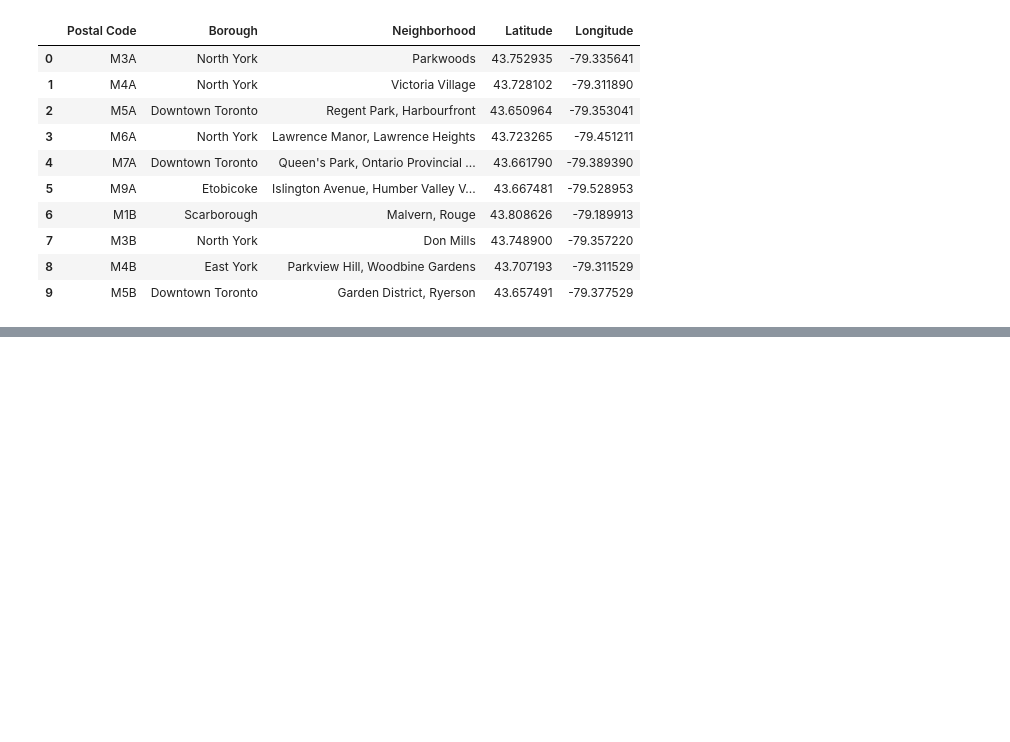
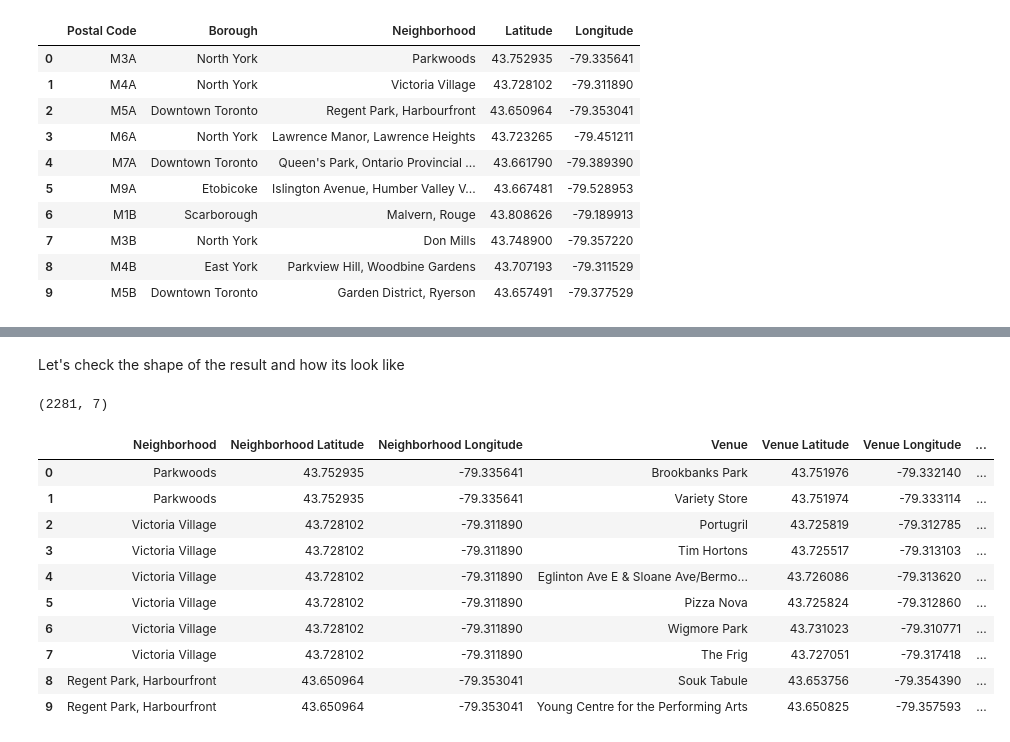
Before and after one commit to flyfun268/Coursera_Capstone, a Jupyter notebook: Segmenting and Clustering Neighborhoods TOR.ipynb, the cells around one changed output, grey strips where cells are left out. Drawn from its saved outputs; the diff is of its cells as text; code cells hidden in the pictures; blank space fills up the shorter version.

```diff
--- a/Segmenting and Clustering Neighborhoods TOR.ipynb
+++ b/Segmenting and Clustering Neighborhoods TOR.ipynb
@@ -210,0 +323,18 @@ df_tor.head(10)
+# %% [markdown]
+Let's check the shape of the result and how its look like
+# %%
+print(toronto_venues.shape)
+toronto_venues.head(10)
+# %% [output]
+(2281, 7)
+|  | Neighborhood | Neighborhood Latitude | Neighborhood Longitude | Venue | Venue Latitude | Venue Longitude | ... |
+| 0 | Parkwoods | 43.752935 | -79.335641 | Brookbanks Park | 43.751976 | -79.332140 | ... |
+| 1 | Parkwoods | 43.752935 | -79.335641 | Variety Store | 43.751974 | -79.333114 | ... |
+| 2 | Victoria Village | 43.728102 | -79.311890 | Portugril | 43.725819 | -79.312785 | ... |
+| 3 | Victoria Village | 43.728102 | -79.311890 | Tim Hortons | 43.725517 | -79.313103 | ... |
+| 4 | Victoria Village | 43.728102 | -79.311890 | Eglinton Ave E & Sloane Ave/Bermo... | 43.726086 | -79.313620 | ... |
+| 5 | Victoria Village | 43.728102 | -79.311890 | Pizza Nova | 43.725824 | -79.312860 | ... |
+| 6 | Victoria Village | 43.728102 | -79.311890 | Wigmore Park | 43.731023 | -79.310771 | ... |
+| 7 | Victoria Village | 43.728102 | -79.311890 | The Frig | 43.727051 | -79.317418 | ... |
+| 8 | Regent Park, Harbourfront | 43.650964 | -79.353041 | Souk Tabule | 43.653756 | -79.354390 | ... |
+| 9 | Regent Park, Harbourfront | 43.650964 | -79.353041 | Young Centre for the Performing Arts | 43.650825 | -79.357593 | ... |
```
Also changed, not shown: parts of 29 cells of this notebook.
